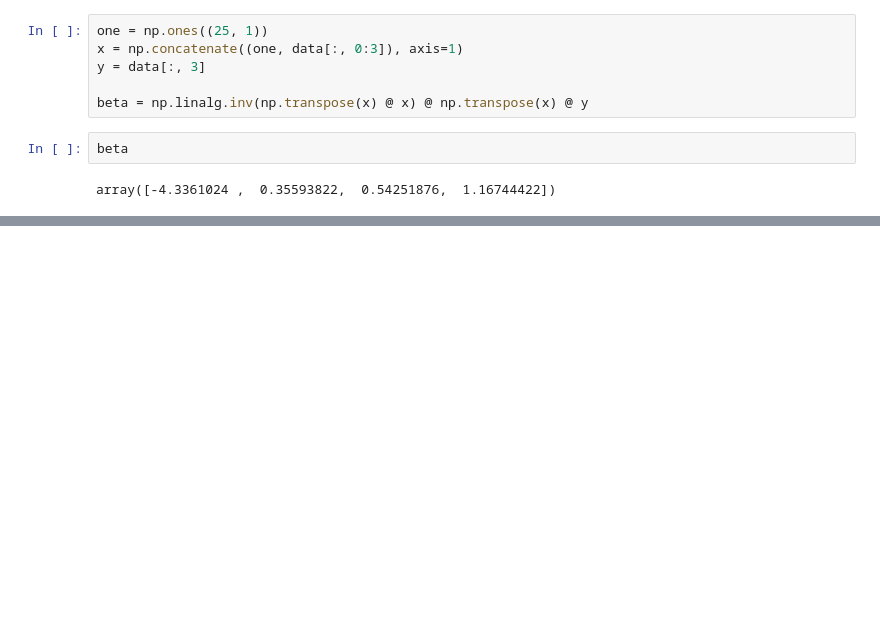
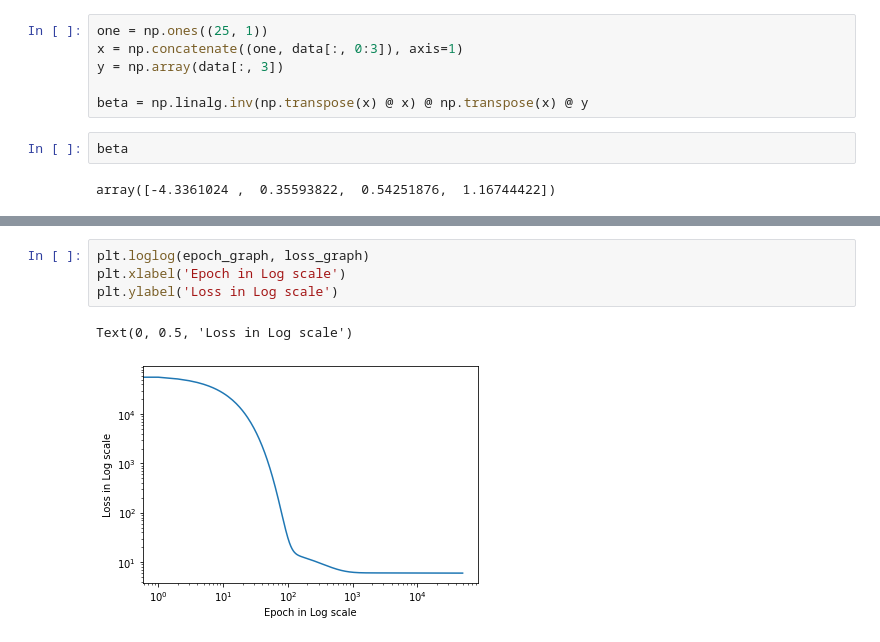
Before and after one commit to jun0404/Machine_Learning, a Jupyter notebook: linear_regression_pytorch.ipynb, the cells around one changed output, grey strips where cells are left out. Drawn from its saved outputs; the diff is of its cells as text; blank space fills up the shorter version.

```diff
--- a/linear_regression_pytorch.ipynb
+++ b/linear_regression_pytorch.ipynb
@@ -240,7 +240,7 @@ array([[ 73,  80,  75, 152],
 # %%
 one = np.ones((25, 1))
 x = np.concatenate((one, data[:, 0:3]), axis=1)
-y = data[:, 3]
+y = np.array(data[:, 3])
 
 beta = np.linalg.inv(np.transpose(x) @ x) @ np.transpose(x) @ y
 # %%
@@ -249,0 +315,7 @@ array([-4.3361024 ,  0.35593822,  0.54251876,  1.16744422])
+# %%
+plt.loglog(epoch_graph, loss_graph)
+plt.xlabel('Epoch in Log scale')
+plt.ylabel('Loss in Log scale')
+# %% [output]
+Text(0, 0.5, 'Loss in Log scale')
+[figure, added]
```
Also changed, not shown: parts of 3 cells of this notebook, 1 other file.
